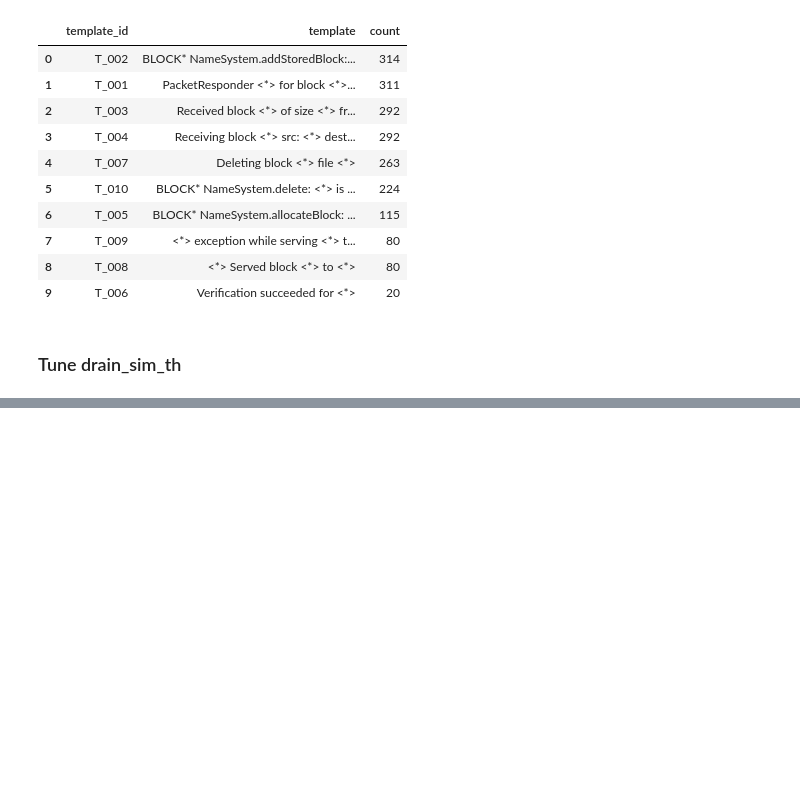
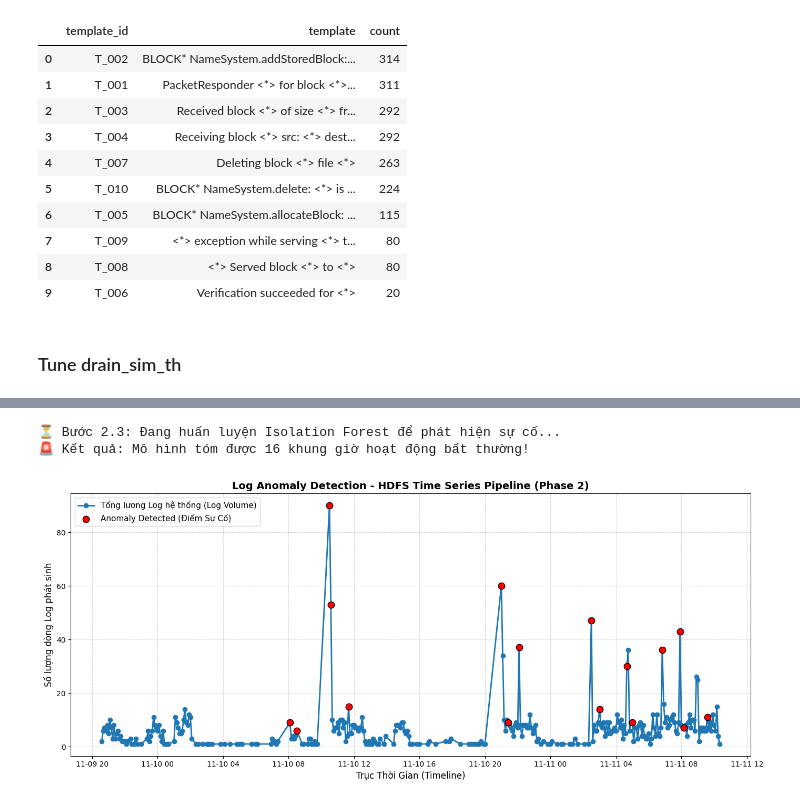
Before and after one commit to HuyVu12/AIOPS-NguyenTranHuyVu-AIO1, a Jupyter notebook: w1/day-b/assignment.ipynb, the cells around one changed output, grey strips where cells are left out. Drawn from its saved outputs; the diff is of its cells as text; code cells hidden in the pictures; blank space fills up the shorter version.

```diff
--- a/w1/day-b/assignment.ipynb
+++ b/w1/day-b/assignment.ipynb
@@ -151,7 +151,7 @@ Export Top-10 Templates ra: E:\WorkSpace\AIOPS\Week_01\w1\day-b\top_templates.cs
 log_lines = df_log_structured['Content'].astype(str).tolist()
 print(f"Processing {len(log_lines)} log lines...")
 print("\n=== START TUNING DRAIN_SIM_TH ===")
-sim_thresholds = [0.1, 0.3, 0.5, 0.7, 0.9]
+sim_thresholds = [0.1, 0.3, 0.4, 0.5, 0.7, 0.9]
 best_sim_th = 0.5
 best_miner = None
 min_templates_count = float('inf')
@@ -212,0 +261,55 @@ Quyết định lựa chọn Production: `drain_sim_th = 0.5`
+# %%
+# =====================================================================
+# BƯỚC 2.3: CHẠY MÔ HÌNH ISOLATION FOREST ĐỂ DETECT ANOMALY
+# =====================================================================
+print("\n⏳ Bước 2.3: Đang huấn luyện Isolation Forest để phát hiện sự cố...")
+
+# Giữ lại danh sách các cột template làm tính năng (Features) đầu vào cho mô hình
+features_columns = df_time_series.columns
+
+# Khởi tạo mô hình với contamination=0.05 (giả định hệ thống có 5% thời gian lỗi)
+clf_log = IsolationForest(contamination=0.05, random_state=42)
+
+# Tiến hành fit và predict trực tiếp trên ma trận số
+df_time_series['is_anomaly'] = clf_log.fit_predict(df_time_series[features_columns])
+
+# Quy đổi nhãn của Isolation Forest (-1 là Anomaly) về dạng True/False cho chuẩn đề bài
+df_time_series['is_anomaly'] = df_time_series['is_anomaly'] == -1
+
+num_anomalies = df_time_series['is_anomaly'].sum()
+print(f"🚨 Kết quả: Mô hình tóm được {num_anomalies} khung giờ hoạt động bất thường!")
+
+
+# =====================================================================
+# BƯỚC BONUS: VẼ ĐỒ THỊ KẾT QUẢ VÀ HIGHLIGHT ĐIỂM ĐỎ
+# =====================================================================
+plt.figure(figsize=(14, 6))
+
+# Tính tổng dung lượng log (Volume) phát sinh trong mỗi 5 phút để làm đường baseline nền
+total_log_volume = df_time_series[features_columns].sum(axis=1)
+
+# Vẽ đường biểu diễn tổng lượng log theo thời gian
+plt.plot(total_log_volume.index, total_log_volume.values,
+         label='Tổng lượng Log hệ thống (Log Volume)', color='#1f77b4', marker='o', linewidth=2)
+
+# Lọc các mốc thời gian bị gắn nhãn Anomaly để chấm điểm đỏ nổi bật lên
+anomaly_events = df_time_series[df_time_series['is_anomaly'] == True]
+anomaly_volumes = total_log_volume.loc[anomaly_events.index]
+
+plt.scatter(anomaly_volumes.index, anomaly_volumes.values,
+            color='red', s=80, label='Anomaly Detected (Điểm Sự Cố)', zorder=5, edgecolors='black')
+
+plt.title('Log Anomaly Detection - HDFS Time Series Pipeline (Phase 2)', fontsize=14, fontweight='bold')
+plt.xlabel('Trục Thời Gian (Timeline)', fontsize=12)
+plt.ylabel('Số lượng dòng Log phát sinh', fontsize=12)
+plt.grid(True, linestyle='--', alpha=0.5)
+plt.legend(fontsize=11, loc='upper left')
+plt.tight_layout()
+
+# Lưu đồ thị vào thư mục results để nộp bài
+plt.savefig(r'E:\WorkSpace\AIOPS\Week_01\w1\day-b\results\log_anomaly_detection.png', dpi=300)
+plt.show()
+# %% [output]
+⏳ Bước 2.3: Đang huấn luyện Isolation Forest để phát hiện sự cố...
+🚨 Kết quả: Mô hình tóm được 16 khung giờ hoạt động bất thường!
+[figure, added]
```
Also changed, not shown: parts of 13 cells of this notebook, 4 other files.
